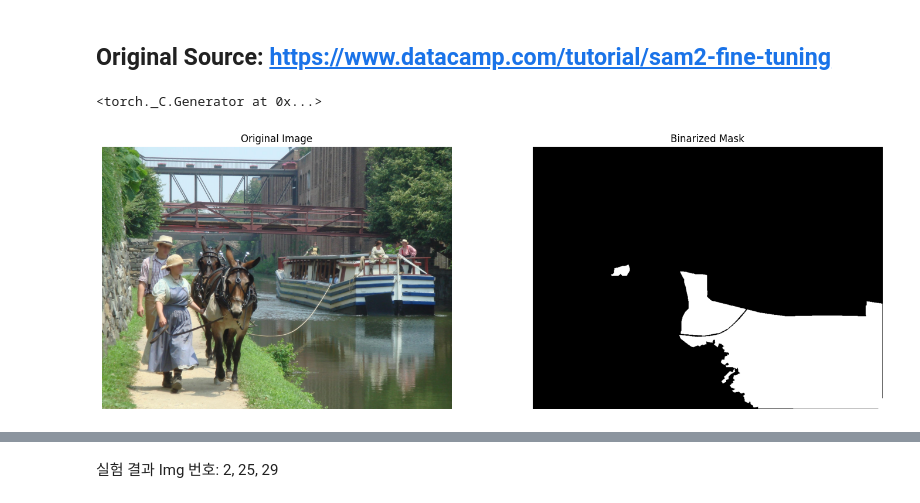
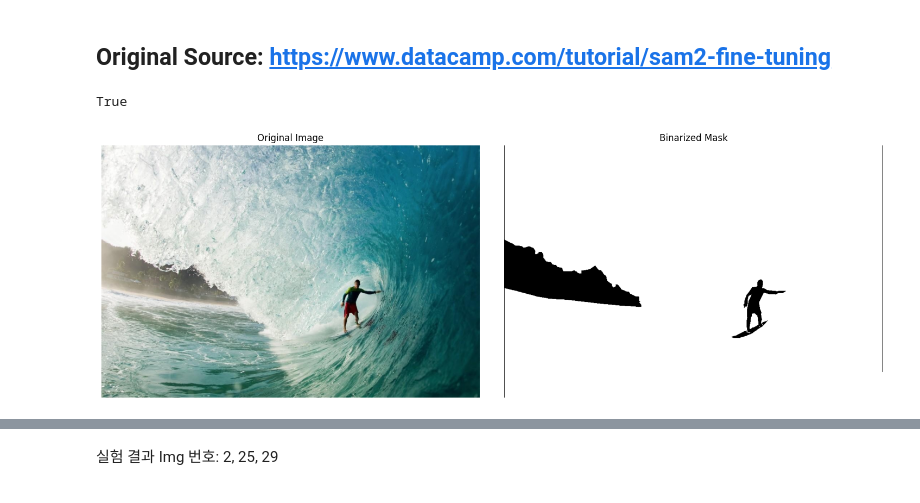
Before and after one commit to KimJin-Yong/segment-anything-2, a Jupyter notebook: notebooks/promptless.ipynb, the cells around one changed output, grey strips where cells are left out. Saved outputs shown, nothing was run; the diff lists cells and outputs as text; code cells hidden in the pictures.

```diff
--- a/notebooks/promptless.ipynb
+++ b/notebooks/promptless.ipynb
@@ -17,8 +17,11 @@ import random
 random.seed(42)
 np.random.seed(42)
 torch.manual_seed(42)
+if torch.cuda.is_available(): torch.cuda.manual_seed(42)
-# %% [output]
-<torch._C.Generator at 0x...>
+# %%
+torch.cuda.is_available()
+# %% [output]
+True
 # %%
 # # Path to the water segmentation dataset folder
 # data_dir = r"C:\Users\dockn\SAM-code\EGU2024_total_river\train"
@@ -55,7 +58,7 @@ torch.manual_seed(42)
 #   })
 # %%
 # Path to the water segmentation dataset folder
-data_dir = r"C:\Users\dockn\riwa_v2"
+data_dir = r"D:\riwa_v2"
 images_dir = os.path.join(data_dir, r"images")
 masks_dir = os.path.join(data_dir, r"masks")
 
@@ -66,8 +69,8 @@ for img, msk in zip(os.listdir(images_dir), os.listdir(masks_dir)):
        "annotation": os.path.join(masks_dir, msk)
    })
 
-val_imgs = r"C:\Users\dockn\riwa_v2\validation\images"
-val_msks = r"C:\Users\dockn\riwa_v2\validation\masks"
+val_imgs = r"D:\riwa_v2\validation\images"
+val_msks = r"D:\riwa_v2\validation\masks"
 val_data = []
 for img, msk in zip(os.listdir(val_imgs), os.listdir(val_msks)):
    val_data.append({
@@ -76,7 +79,7 @@ for img, msk in zip(os.listdir(val_imgs), os.listdir(val_msks)):
    })
 
 # Prepare the testing data list (if needed for inference or evaluation later)
-test_dir = r"C:\Users\dockn\riwa_v2\test"
+test_dir = r"D:\riwa_v2\test"
 t_img = os.path.join(test_dir, "images")
 t_msk = os.path.join(test_dir, "masks")
 
@@ -144,9 +145,9 @@ def read_batch(data, index, visualize_data=False):
     return Img, binary_mask, len(inds)
 # %%
 # Visualize the data
-Img1, masks1, num_masks = read_batch(train_data, 2, visualize_data=True)
+Img1, masks1, num_masks = read_batch(train_data, 5, visualize_data=True)
 # %% [output]
-[figure, old version]
+[figure, new version]
 # %%
 from hyperopt import hp, fmin, tpe, Trials, STATUS_OK
 import wandb
```
Also changed, not shown: parts of 9 cells of this notebook, 39 other files.
